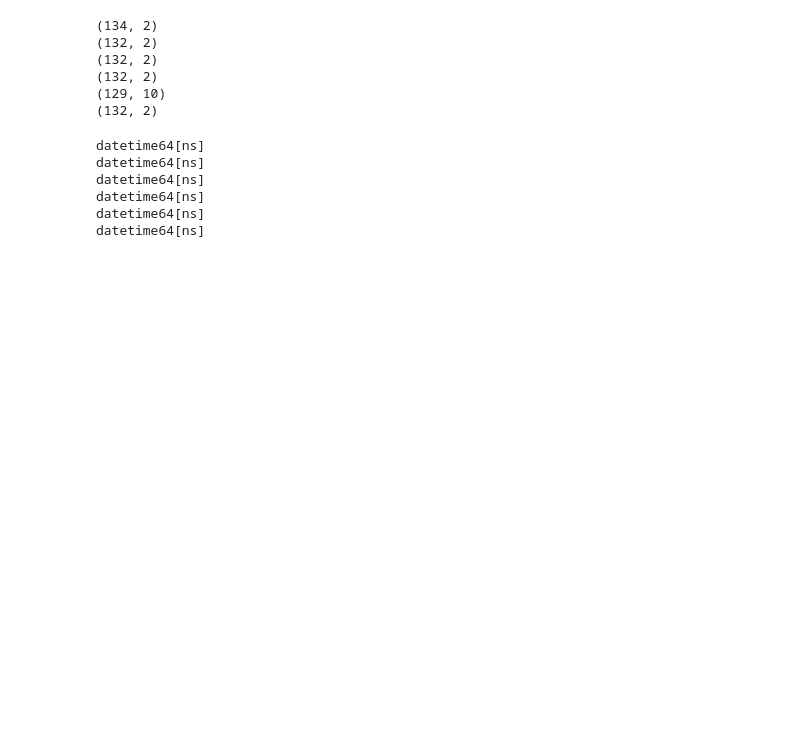
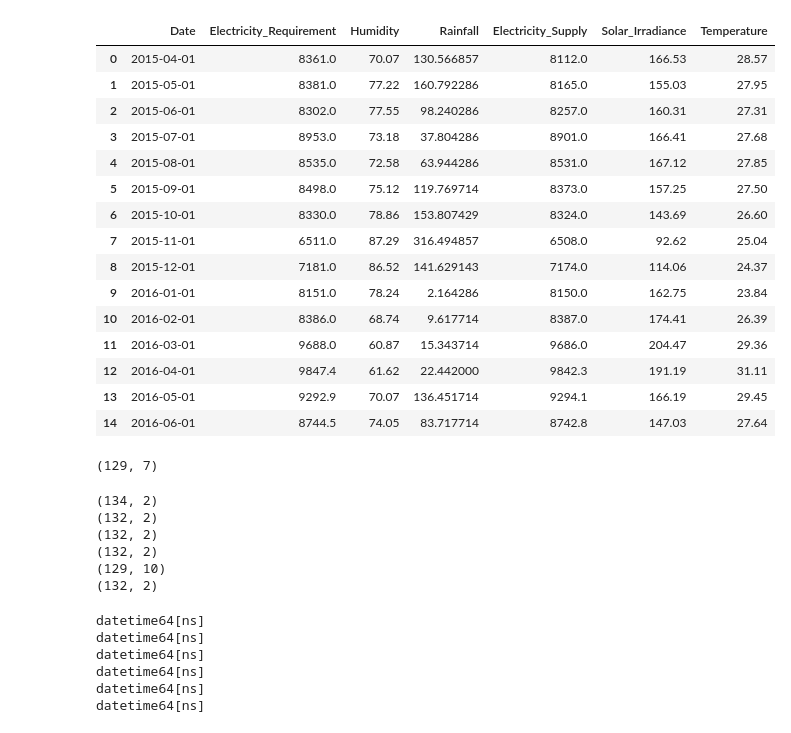
Before and after one commit to tamil43/Final-year-project-2027, a Jupyter notebook: Electricity Demand and Supply Forecasting/Datasets_For_Model_Training/merging.ipynb, the cells around one changed output. Cells and saved outputs as stored; diff of their text form; code cells hidden in the pictures; blank space fills up the shorter version.

```diff
--- a/Electricity Demand and Supply Forecasting/Datasets_For_Model_Training/merging.ipynb
+++ b/Electricity Demand and Supply Forecasting/Datasets_For_Model_Training/merging.ipynb
@@ -53,3 +182,54 @@ merged_df.head(15)
+# %%
+datasets = [
+    electricity,
+    humidity,
+    rainfall,
+    supply,
+    solar,
+    temperature
+]
+
+for df in datasets:
+    df["Date"] = pd.to_datetime(df["Date"])
+
+# Merge all datasets on Date
+merged_df = reduce(
+    lambda left, right: pd.merge(
+        left,
+        right,
+        on="Date",
+        how="inner"
+    ),
+    datasets
+)
+
+# Sort by Date
+merged_df = merged_df.sort_values("Date").reset_index(drop=True)
+
+# Save merged dataset
+merged_df.to_csv("Final_Merged_Dataset.csv", index=False)
+merged_df.head(15)
+# %% [output]
+|  | Date | Electricity_Requirement | Humidity | Rainfall | Electricity_Supply | Solar_Irradiance | Temperature |
+| 0 | 2015-04-01 | 8361.0 | 70.07 | 130.566857 | 8112.0 | 166.53 | 28.57 |
+| 1 | 2015-05-01 | 8381.0 | 77.22 | 160.792286 | 8165.0 | 155.03 | 27.95 |
+| 2 | 2015-06-01 | 8302.0 | 77.55 | 98.240286 | 8257.0 | 160.31 | 27.31 |
+| 3 | 2015-07-01 | 8953.0 | 73.18 | 37.804286 | 8901.0 | 166.41 | 27.68 |
+| 4 | 2015-08-01 | 8535.0 | 72.58 | 63.944286 | 8531.0 | 167.12 | 27.85 |
+| 5 | 2015-09-01 | 8498.0 | 75.12 | 119.769714 | 8373.0 | 157.25 | 27.50 |
+| 6 | 2015-10-01 | 8330.0 | 78.86 | 153.807429 | 8324.0 | 143.69 | 26.60 |
+| 7 | 2015-11-01 | 6511.0 | 87.29 | 316.494857 | 6508.0 | 92.62 | 25.04 |
+| 8 | 2015-12-01 | 7181.0 | 86.52 | 141.629143 | 7174.0 | 114.06 | 24.37 |
+| 9 | 2016-01-01 | 8151.0 | 78.24 | 2.164286 | 8150.0 | 162.75 | 23.84 |
+| 10 | 2016-02-01 | 8386.0 | 68.74 | 9.617714 | 8387.0 | 174.41 | 26.39 |
+| 11 | 2016-03-01 | 9688.0 | 60.87 | 15.343714 | 9686.0 | 204.47 | 29.36 |
+| 12 | 2016-04-01 | 9847.4 | 61.62 | 22.442000 | 9842.3 | 191.19 | 31.11 |
+| 13 | 2016-05-01 | 9292.9 | 70.07 | 136.451714 | 9294.1 | 166.19 | 29.45 |
+| 14 | 2016-06-01 | 8744.5 | 74.05 | 83.717714 | 8742.8 | 147.03 | 27.64 |
+# %%
+merged_df.shape
+# %% [output]
+(129, 7)
 # %%
 print(electricity.shape)
 print(humidity.shape)
```
Also changed, not shown: parts of 12 cells of this notebook, 15 other files.
